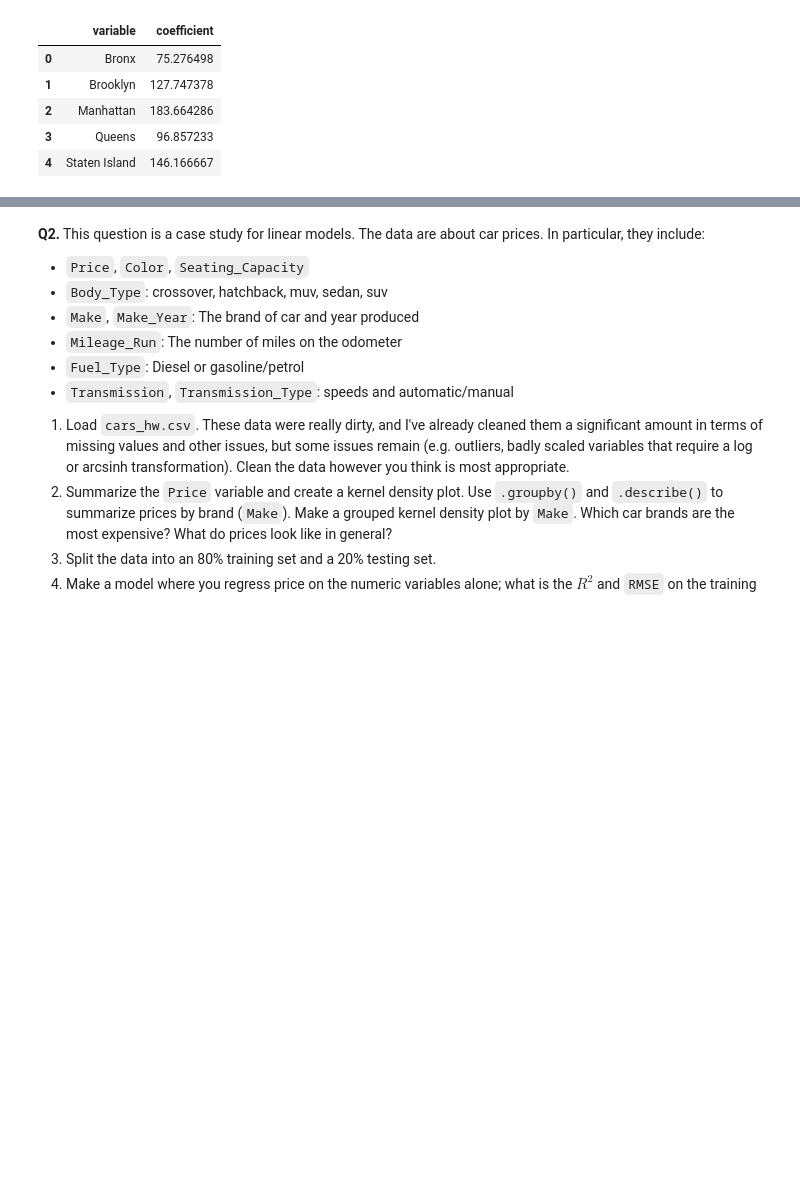
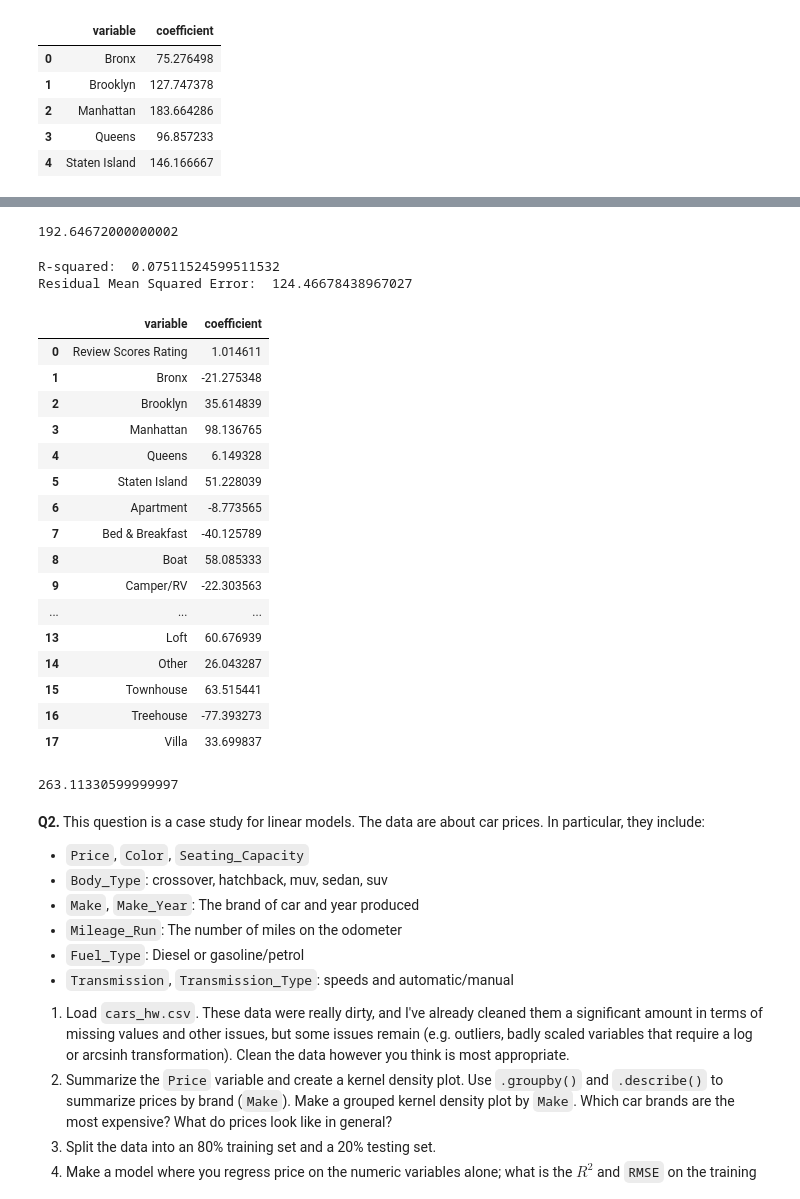
Before and after one commit to gckang/linearRegression, a Jupyter notebook: assignment.ipynb, the cells around one changed output, grey strips where cells are left out. Drawn from its saved outputs; the diff is of its cells as text; code cells hidden in the pictures; blank space fills up the shorter version.

```diff
--- a/assignment.ipynb
+++ b/assignment.ipynb
@@ -95,0 +154,4 @@ R-squared:  0.04631389606035197
+# %%
+100 * 1.032257 + 89.421020
+# %% [output]
+192.64672000000002
@@ -96,4 +160,65 @@ R-squared:  0.04631389606035197
 # %%
 '''
-5. Split the sample 80/20 into a training and a test set. Run a regression of `Price` on `Review Scores Rating` and `Neighbourhood ` and `Property Type`. What is the $R^2$ and RMSE on the test set? What is the coefficient on `Review Scores Rating`? What is the most expensive kind of property you can rent?
+5. Split the sample 80/20 into a training and a test set. Run a regression of `Price` on `Review Scores Rating` and `Neighbourhood ` and `Property Type`.
+What is the $R^2$ and RMSE on the test set? What is the coefficient on `Review Scores Rating`? What is the most expensive kind of property you can rent?
 '''
+y = df1['Price']
+X = df1.loc[:,['Review Scores Rating','Neighbourhood ', 'Property Type']]
+
+from sklearn.model_selection import train_test_split
+X_train, X_test, y_train, y_test = train_test_split(X,y, # Feature and target variables
+                                                    test_size=.2, # Split the sample 80 train/ 20 test
+                                                    random_state=100) # For replication purposes
+
+Z_train = pd.concat([X_train['Review Scores Rating'],
+                     pd.get_dummies(X_train['Neighbourhood '], dtype='int'),
+                     pd.get_dummies(X_train['Property Type'], dtype='int')],
+                     axis = 1)
+Z_test = pd.concat([X_test['Review Scores Rating'],
+                    pd.get_dummies(X_test['Neighbourhood '], dtype='int'),
+                    pd.get_dummies(X_test['Property Type'], dtype='int')],
+                    axis = 1)
+
+# print("Training Feature Names:")
+# print(Z_train.columns)
+# print("Testing Feature Names:")
+# print(Z_test.columns)
+
+# Z_train and Z_test do not have matching property type columns --> making it so that they do have matching columns be dropping the mismatching property types
+Z_test.drop(columns=['Hut'], inplace=True)
+Z_train.drop(columns=['Bungalow', 'Cabin', 'Castle', 'Chalet', 'Lighthouse'], inplace=True)
+
+reg = LinearRegression(fit_intercept=False).fit(Z_train,y_train) # Run regression
+
+print('R-squared: ', reg.score(Z_test,y_test)) # R2
+
+y_hat = reg.predict(Z_test)
+rmse = np.sqrt( np.mean( (y_test - y_hat)**2 ))
+print('Residual Mean Squared Error: ', rmse) # R2
+
+results = pd.DataFrame({'variable':reg.feature_names_in_, 'coefficient': reg.coef_}) # Regression coefficients
+results
+# %% [output]
+R-squared:  0.07511524599511532
+Residual Mean Squared Error:  124.46678438967027
+|  | variable | coefficient |
+| 0 | Review Scores Rating | 1.014611 |
+| 1 | Bronx | -21.275348 |
+| 2 | Brooklyn | 35.614839 |
+| 3 | Manhattan | 98.136765 |
+| 4 | Queens | 6.149328 |
+| 5 | Staten Island | 51.228039 |
+| 6 | Apartment | -8.773565 |
+| 7 | Bed & Breakfast | -40.125789 |
+| 8 | Boat | 58.085333 |
+| 9 | Camper/RV | -22.303563 |
+| ... | ... | ... |
+| 13 | Loft | 60.676939 |
+| 14 | Other | 26.043287 |
+| 15 | Townhouse | 63.515441 |
+| 16 | Treehouse | -77.393273 |
+| 17 | Villa | 33.699837 |
+# %%
+100 * 1.014611 + 63.515441 + 98.136765
+# %% [output]
+263.11330599999997
```
Also changed, not shown: parts of 8 cells of this notebook.
